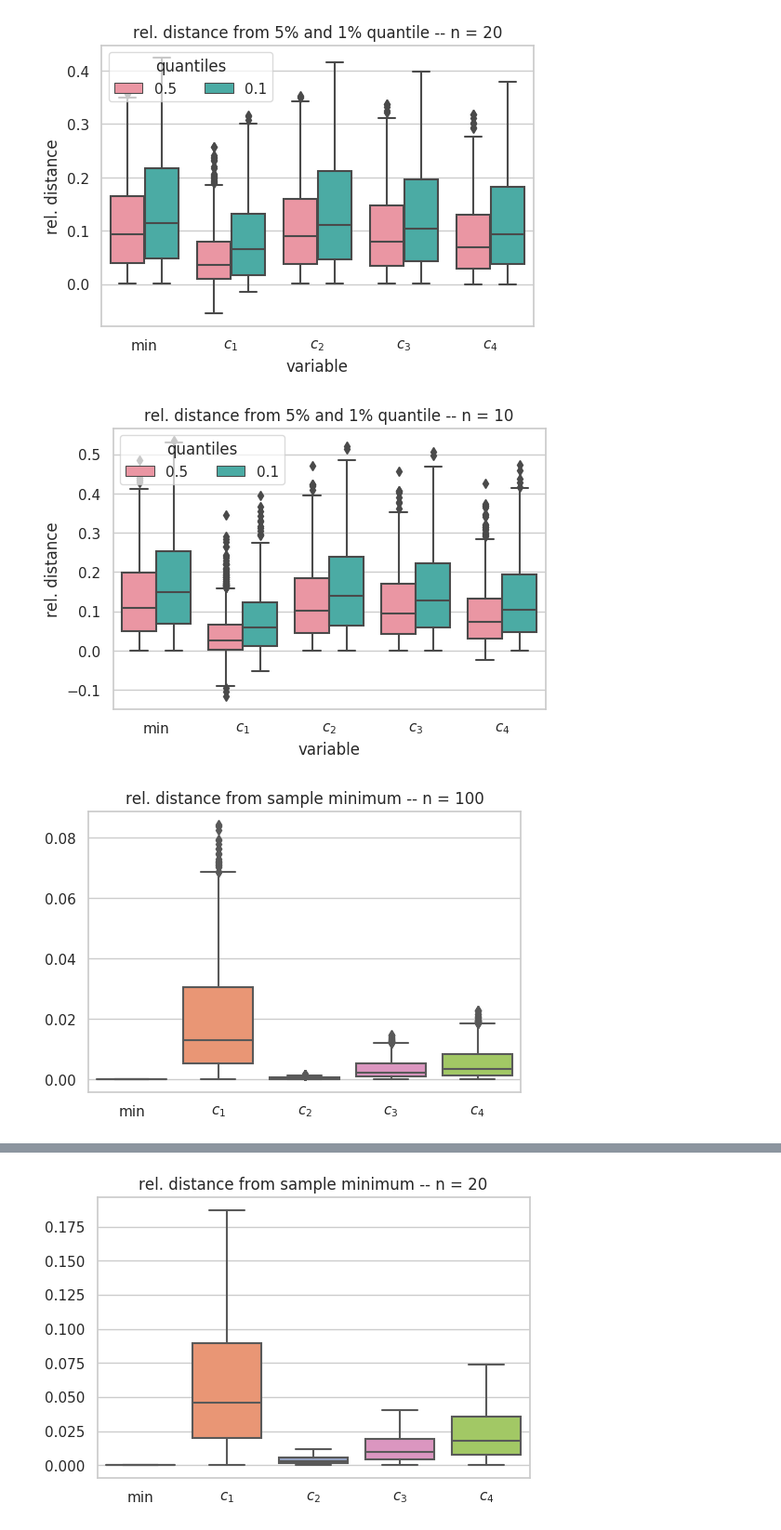
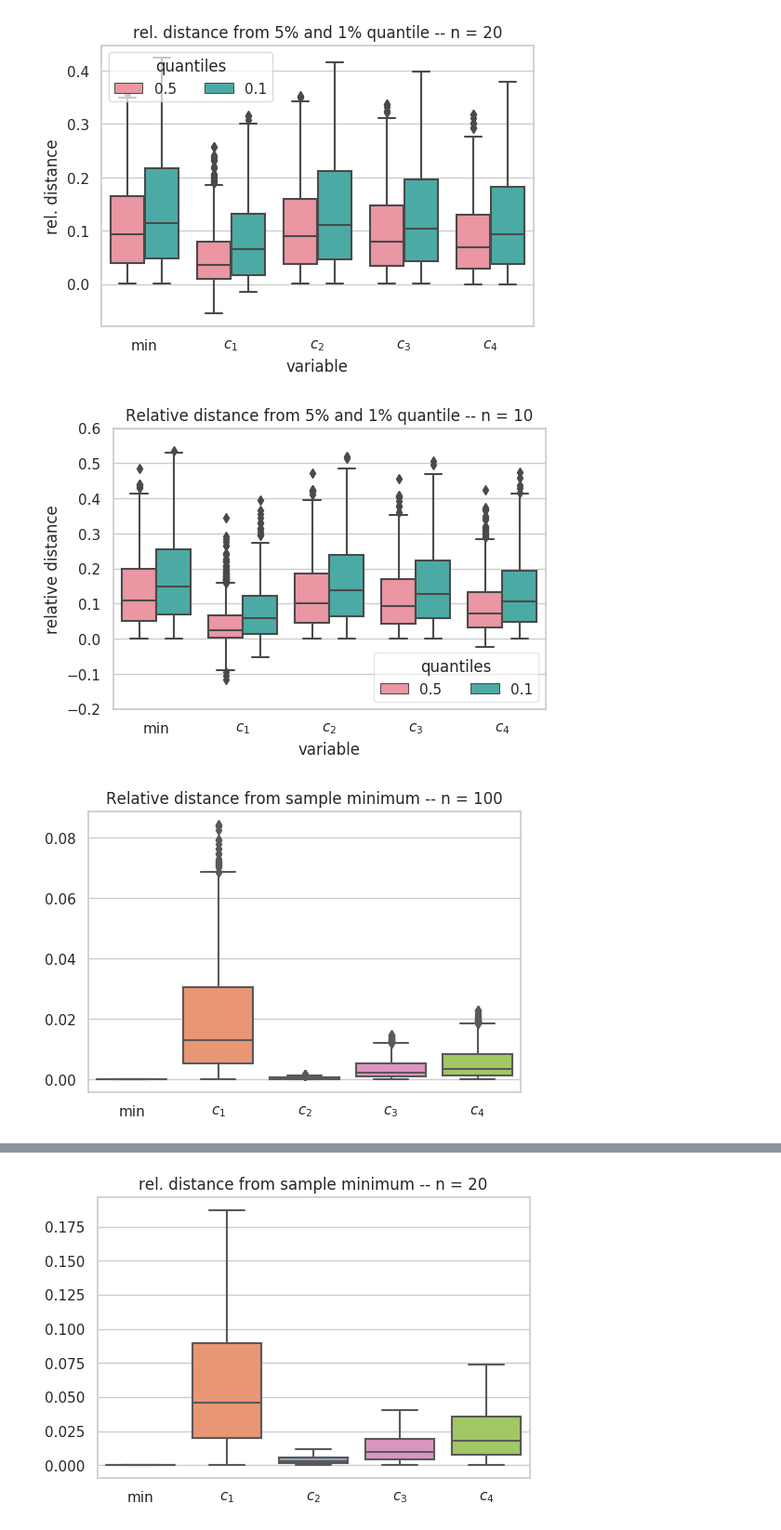
Before and after one commit to matheushjs/2020-paper-statistical-comput, a Jupyter notebook: experiments/test_estimators.ipynb, the cells around one changed output, grey strips where cells are left out. Shown at 93% size. Saved outputs shown, nothing was run; the diff lists cells and outputs as text; code cells hidden in the pictures.

```diff
--- a/experiments/test_estimators.ipynb
+++ b/experiments/test_estimators.ipynb
@@ -253,29 +256,30 @@ plt.show()
 # %%
 columns1 = ["dist05-c{}".format(i) for i in range(1, 6)]
 columns2 = ["dist01-c{}".format(i) for i in range(1, 6)]
 data1 = sample10[columns1].copy()
 data2 = sample10[columns2].copy()
 data1.columns = ["min", "$c_1$", "$c_2$", "$c_3$", "$c_4$"]
 data2.columns = ["min", "$c_1$", "$c_2$", "$c_3$", "$c_4$"]
 
 data1 = data1.melt()
 data2 = data2.melt()
 
 data1["quantile"] = "0.5"
 data2["quantile"] = "0.1"
 
 data = data1.append(data2)
-data = data.rename(columns={"value": "rel. distance"})
+data = data.rename(columns={"value": "relative distance"})
 
 plt.figure(dpi=100)
-sns.boxplot(data=data, x="variable", y="rel. distance", hue="quantile", hue_order=["0.5", "0.1"])
-plt.title("rel. distance from 5% and 1% quantile -- n = 10")
-plt.legend(loc='upper left', title="quantiles", framealpha=0.7, ncol=2)
+sns.boxplot(data=data, x="variable", y="relative distance", hue="quantile", hue_order=["0.5", "0.1"])
+plt.title("Relative distance from 5% and 1% quantile -- n = 10")
+plt.legend(loc='lower right', title="quantiles", framealpha=0.5, ncol=2)
+plt.ylim([-0.2, 0.6])
 
 plt.savefig("joint_boxplot_n10.png")
 plt.show()
 # %% [output]
-[figure, old version]
+[figure, new version]
 # %%
 columns = ["distMin-c{}".format(i) for i in range(1, 6)]
 data = sample100[columns]
@@ -285,12 +289,12 @@ plt.figure(dpi=100)
 sns.set(style="whitegrid")
 sns.set_palette("Set2")
 sns.boxplot(data=data)
-plt.title("rel. distance from sample minimum -- n = 100")
+plt.title("Relative distance from sample minimum -- n = 100")
 
 plt.savefig("distMin_n100.png")
 plt.show()
 # %% [output]
-[figure, old version]
+[figure, new version]
 # %%
 columns = ["distMin-c{}".format(i) for i in range(1, 6)]
 data = sample50[columns]
```
Also changed, not shown: parts of 4 cells of this notebook, 2 other files.
